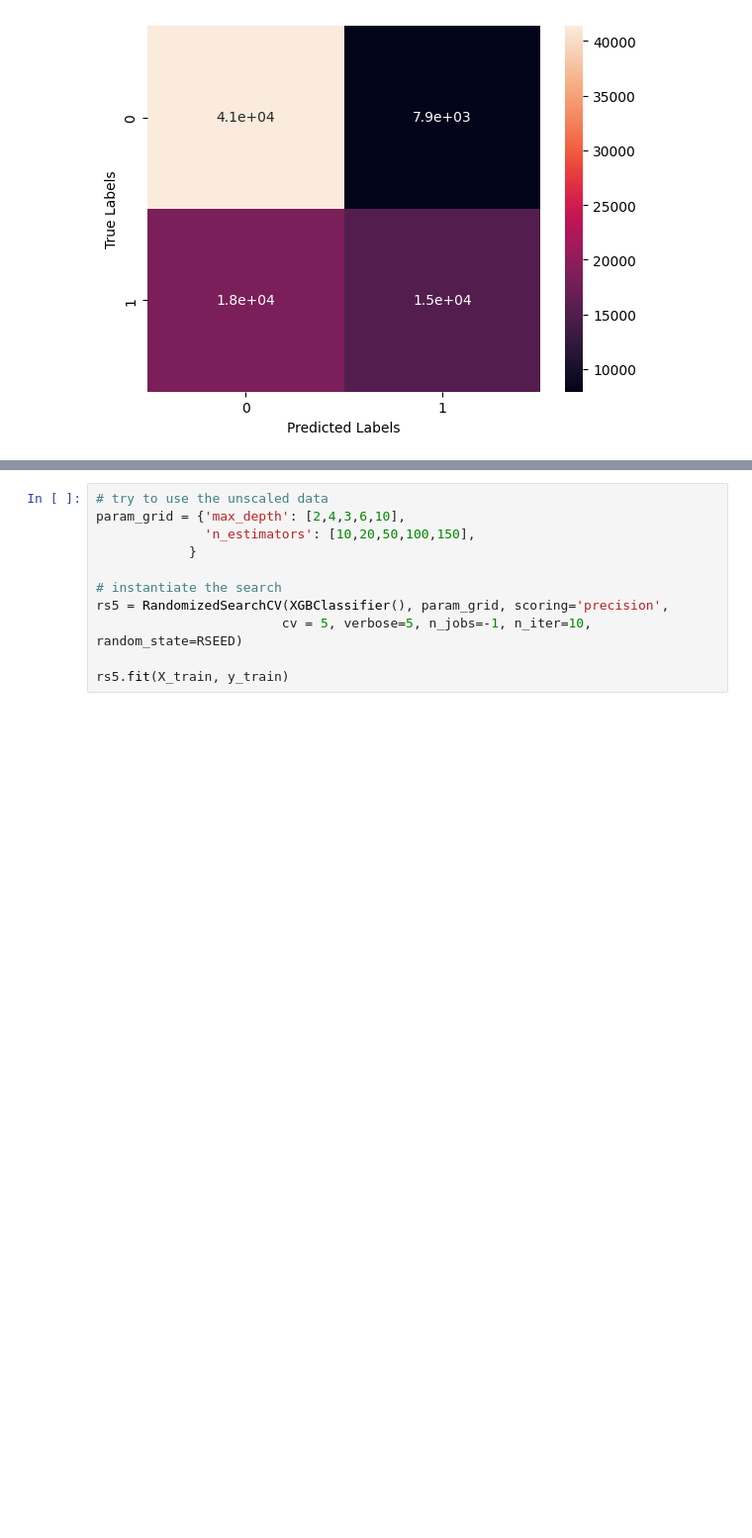
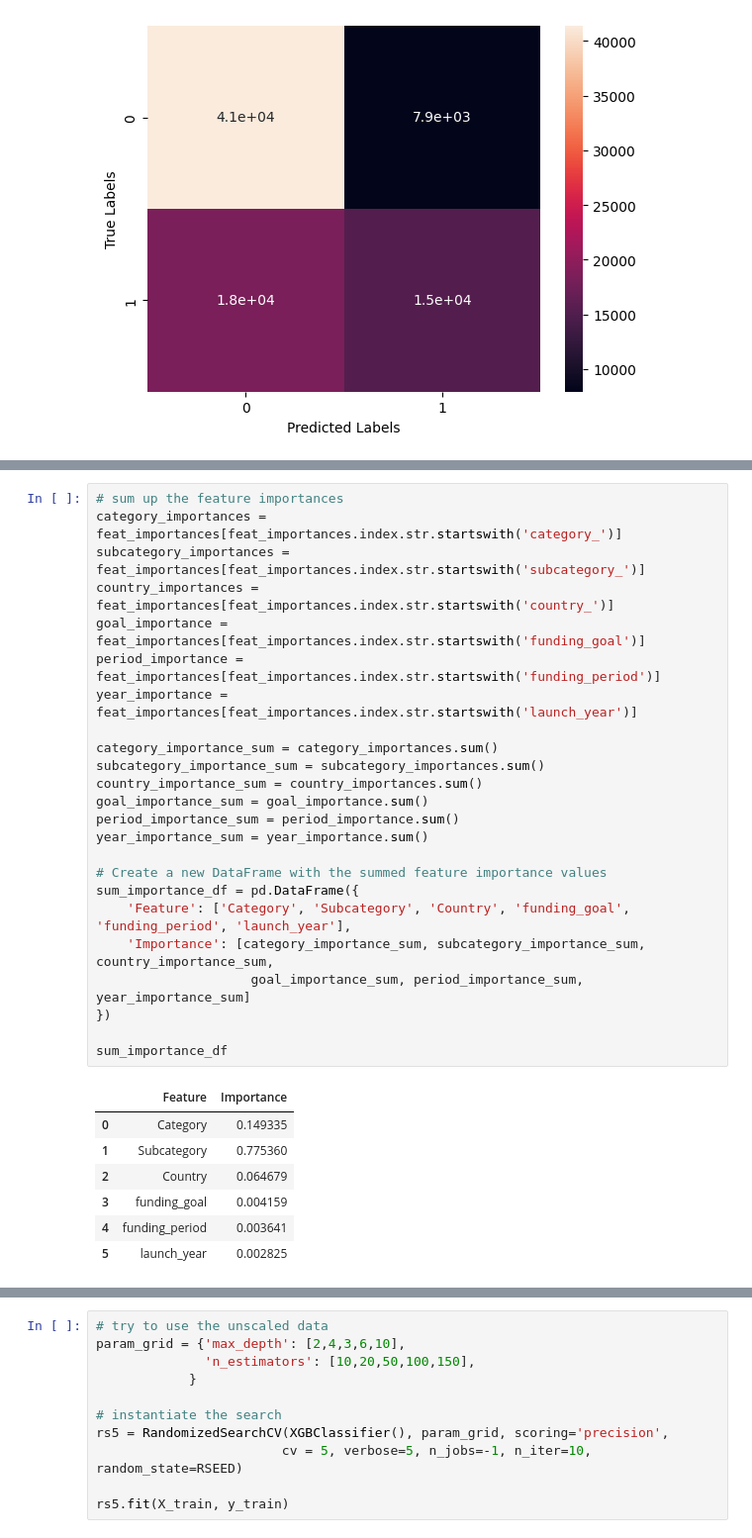
Before and after one commit to Bodegraven1991/Kickstarter_machine_learning_project, a Jupyter notebook: XGBoost.ipynb, the cells around one changed output, grey strips where cells are left out. Shown at 99% size. Drawn from its saved outputs; the diff is of its cells as text; blank space fills up the shorter version.

```diff
--- a/XGBoost.ipynb
+++ b/XGBoost.ipynb
@@ -523,0 +564,32 @@ sns.heatmap(conf_matrix, annot=True)
+# %%
+# sum up the feature importances
+category_importances = feat_importances[feat_importances.index.str.startswith('category_')]
+subcategory_importances = feat_importances[feat_importances.index.str.startswith('subcategory_')]
+country_importances = feat_importances[feat_importances.index.str.startswith('country_')]
+goal_importance = feat_importances[feat_importances.index.str.startswith('funding_goal')]
+period_importance = feat_importances[feat_importances.index.str.startswith('funding_period')]
+year_importance = feat_importances[feat_importances.index.str.startswith('launch_year')]
+
+category_importance_sum = category_importances.sum()
+subcategory_importance_sum = subcategory_importances.sum()
+country_importance_sum = country_importances.sum()
+goal_importance_sum = goal_importance.sum()
+period_importance_sum = period_importance.sum()
+year_importance_sum = year_importance.sum()
+
+# Create a new DataFrame with the summed feature importance values
+sum_importance_df = pd.DataFrame({
+    'Feature': ['Category', 'Subcategory', 'Country', 'funding_goal', 'funding_period', 'launch_year'],
+    'Importance': [category_importance_sum, subcategory_importance_sum, country_importance_sum,
+                    goal_importance_sum, period_importance_sum, year_importance_sum]
+})
+
+sum_importance_df
+# %% [output]
+|  | Feature | Importance |
+| 0 | Category | 0.149335 |
+| 1 | Subcategory | 0.775360 |
+| 2 | Country | 0.064679 |
+| 3 | funding_goal | 0.004159 |
+| 4 | funding_period | 0.003641 |
+| 5 | launch_year | 0.002825 |
```
Also changed, not shown: parts of 7 cells of this notebook, 9 other files.
